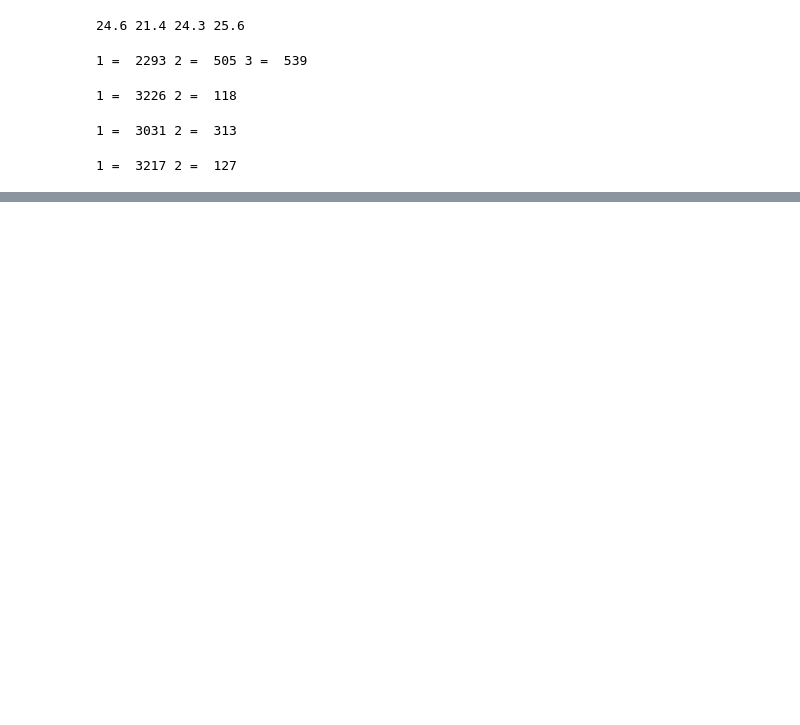
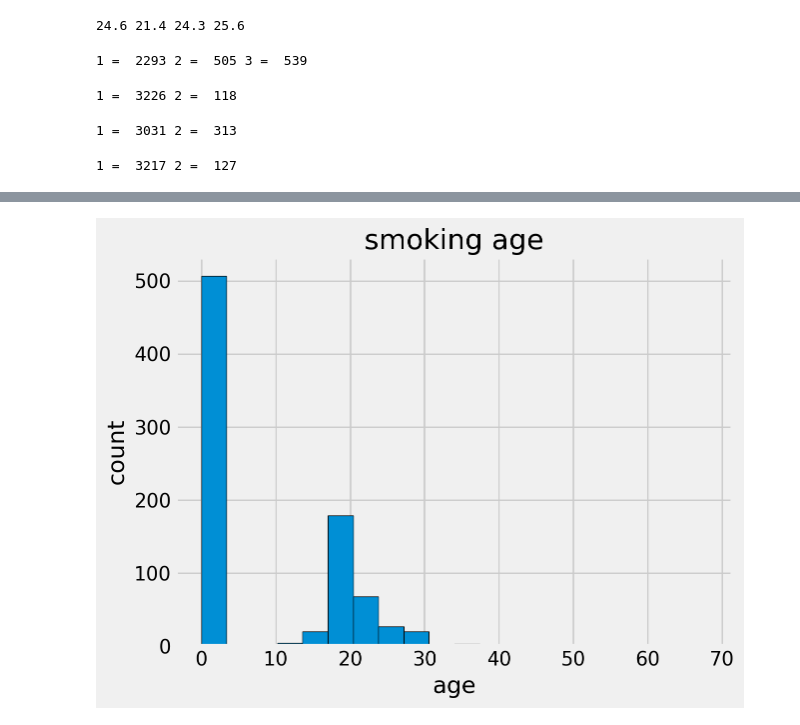
Before and after one commit to JOyongho4/DARTB4, a Jupyter notebook: 토이프로젝트_조용호.ipynb, the cells around one changed output, grey strips where cells are left out. Saved outputs shown, nothing was run; the diff lists cells and outputs as text; code cells hidden in the pictures; blank space fills up the shorter version.

```diff
--- a/토이프로젝트_조용호.ipynb
+++ b/토이프로젝트_조용호.ipynb
@@ -415,10 +422,19 @@ df2 = df[['간접흡연_여부_1차',
 '고혈압_2차',
 '고혈압_3차',
 '고혈압_4차',
+'고혈압_진단_나이_1차',
+'고혈압_진단_나이_2차',
+'고혈압_진단_나이_3차',
+'고혈압_진단_나이_4차',
 '고지혈증_1차',
 '고지혈증_2차',
 '고지혈증_3차',
-'고지혈증_4차']]
+'고지혈증_4차',
+'고지혈증_진단_나이_1차',
+'고지혈증_진단_나이_2차',
+'고지혈증_진단_나이_3차',
+'고지혈증_진단_나이_4차',
+]]
 df2.head()
 # %% [output]
 |  | 간접흡연_여부_1차 | 간접흡연_여부_2차 | 간접흡연_여부_3차 | 간접흡연_여부_4차 | 흡연_시작_나이_1차 | 하루_흡연량_1차 | 하루_흡연량_2차 | 하루_흡연량_3차 | ... |
@@ -611,6 +627,24 @@ print('1 = ',a,'2 = ',b)
 # 고지혈증 결측치 1로 처리
 
 df2['고지혈증_4차'].fillna(1, inplace=True)
+# %%
+# 고혈압진단나이 결측치 처리
+# 고혈압진단나이는 1,2,3,4차의 값이 동일해야함
+# 고혈압진단나이 1차의 값으로 나머지 결측치를 동일한 값으로 처리
+
+df2['고혈압_진단_나이_1차'].fillna(df2['고혈압_진단_나이_1차'].mean(), inplace=True)
+df2['고혈압_진단_나이_2차'].fillna(df2['고혈압_진단_나이_1차'], inplace=True)
+df2['고혈압_진단_나이_3차'].fillna(df2['고혈압_진단_나이_1차'], inplace=True)
+df2['고혈압_진단_나이_4차'].fillna(df2['고혈압_진단_나이_1차'], inplace=True)
+# %%
+# 고지혈증진단나이 결측치 처리
+# 고지혈증진단나이는 1,2,3,4차의 값이 동일해야함
+# 고지혈증진단나이 1차의 값으로 나머지 결측치를 동일한 값으로 처리
+
+df2['고지혈증_진단_나이_1차'].fillna(df2['고지혈증_진단_나이_1차'].mean(), inplace=True)
+df2['고지혈증_진단_나이_2차'].fillna(df2['고지혈증_진단_나이_1차'], inplace=True)
+df2['고지혈증_진단_나이_3차'].fillna(df2['고지혈증_진단_나이_1차'], inplace=True)
+df2['고지혈증_진단_나이_4차'].fillna(df2['고지혈증_진단_나이_1차'], inplace=True)
 # %%
 missing_plot(df2, 'Missing Values (count & %)')
 # %% [output]
@@ -617,0 +655,12 @@ missing_plot(df2, 'Missing Values (count & %)')
+# %%
+# '흡연시작나이' 컬럼으로 히스토그램 그리기
+plt.hist(df2['흡연_시작_나이_1차'], bins=20, edgecolor='black')
+
+# 그래프 제목 및 축 레이블 추가
+plt.title('smoking age')
+plt.xlabel('age')
+plt.ylabel('count')
+
+# 그래프 표시
+plt.show()
+# %% [output]
@@ -617,0 +684 @@ missing_plot(df2, 'Missing Values (count & %)')
+[figure, added]
```
Also changed, not shown: parts of 31 cells of this notebook.
